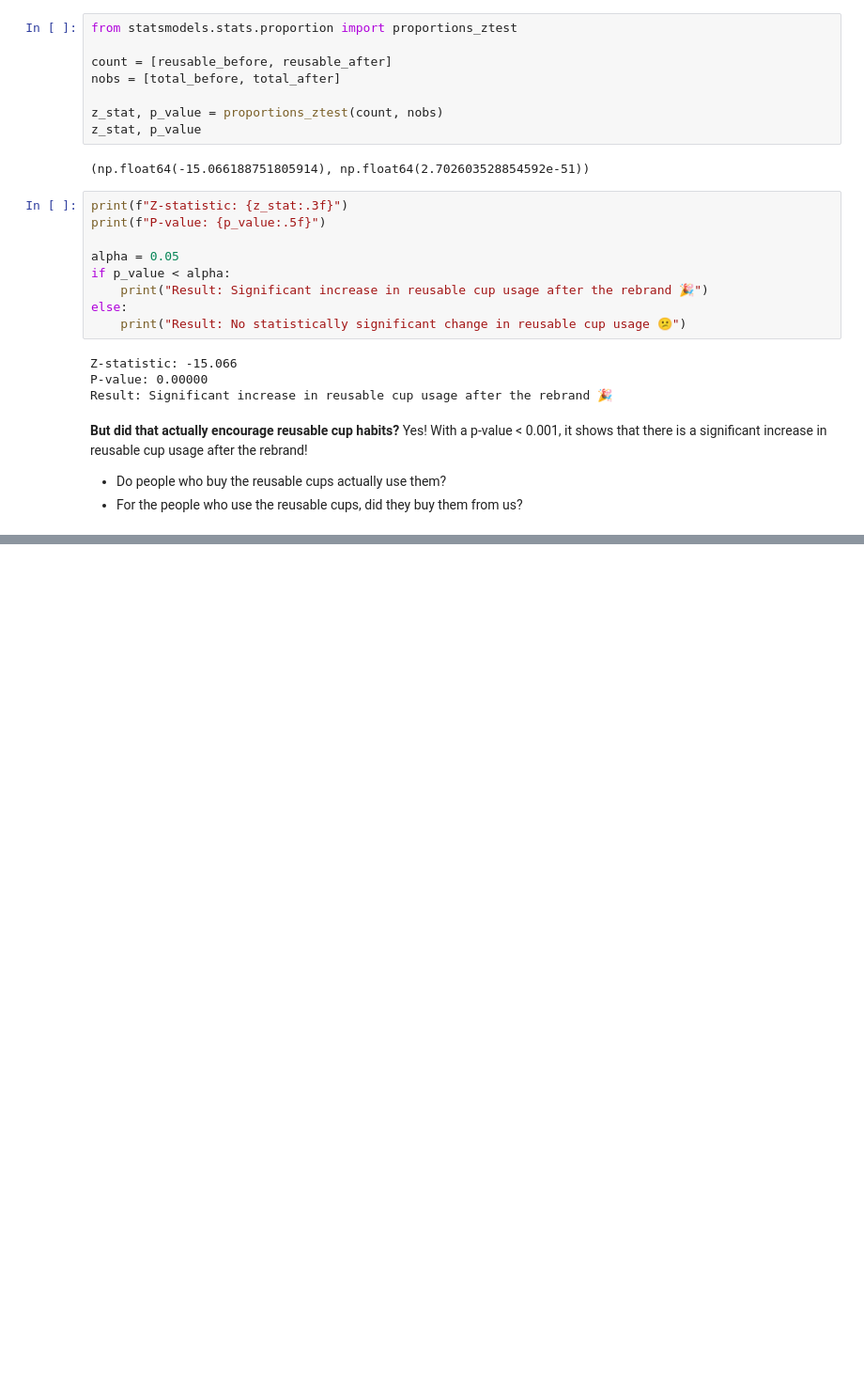
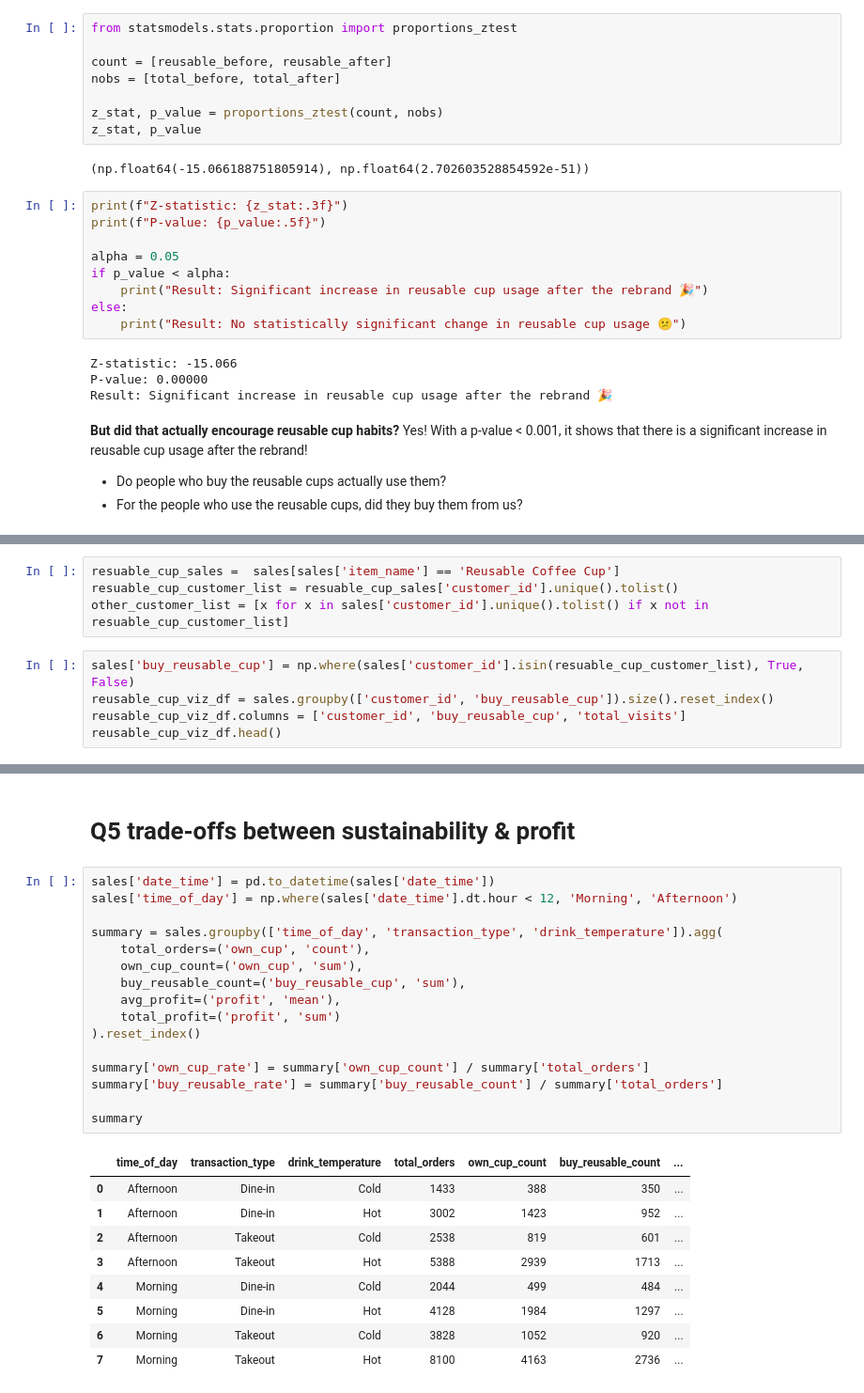
Before and after one commit to jentsang/wids-datathon, a Jupyter notebook: submission_analysis.ipynb, the cells around one changed output, grey strips where cells are left out. Shown: that part at 94% size. Cells and saved outputs as stored; diff of their text form; blank space fills up the shorter version.

```diff
--- a/submission_analysis.ipynb
+++ b/submission_analysis.ipynb
@@ -403,0 +557,9 @@ Result: Significant increase in reusable cup usage after the rebrand 🎉
+# %%
+resuable_cup_sales =  sales[sales['item_name'] == 'Reusable Coffee Cup']
+resuable_cup_customer_list = resuable_cup_sales['customer_id'].unique().tolist()
+other_customer_list = [x for x in sales['customer_id'].unique().tolist() if x not in resuable_cup_customer_list]
+# %%
+sales['buy_reusable_cup'] = np.where(sales['customer_id'].isin(resuable_cup_customer_list), True, False)
+reusable_cup_viz_df = sales.groupby(['customer_id', 'buy_reusable_cup']).size().reset_index()
+reusable_cup_viz_df.columns = ['customer_id', 'buy_reusable_cup', 'total_visits']
+reusable_cup_viz_df.head()
@@ -403,0 +665,28 @@ Result: Significant increase in reusable cup usage after the rebrand 🎉
+# %% [markdown]
+# Q5 trade-offs between sustainability & profit
+# %%
+sales['date_time'] = pd.to_datetime(sales['date_time'])
+sales['time_of_day'] = np.where(sales['date_time'].dt.hour < 12, 'Morning', 'Afternoon')
+
+summary = sales.groupby(['time_of_day', 'transaction_type', 'drink_temperature']).agg(
+    total_orders=('own_cup', 'count'),
+    own_cup_count=('own_cup', 'sum'),
+    buy_reusable_count=('buy_reusable_cup', 'sum'),
+    avg_profit=('profit', 'mean'),
+    total_profit=('profit', 'sum')
+).reset_index()
+
+summary['own_cup_rate'] = summary['own_cup_count'] / summary['total_orders']
+summary['buy_reusable_rate'] = summary['buy_reusable_count'] / summary['total_orders']
+
+summary
+# %% [output]
+|  | time_of_day | transaction_type | drink_temperature | total_orders | own_cup_count | buy_reusable_count | ... |
+| 0 | Afternoon | Dine-in | Cold | 1433 | 388 | 350 | ... |
+| 1 | Afternoon | Dine-in | Hot | 3002 | 1423 | 952 | ... |
+| 2 | Afternoon | Takeout | Cold | 2538 | 819 | 601 | ... |
+| 3 | Afternoon | Takeout | Hot | 5388 | 2939 | 1713 | ... |
+| 4 | Morning | Dine-in | Cold | 2044 | 499 | 484 | ... |
+| 5 | Morning | Dine-in | Hot | 4128 | 1984 | 1297 | ... |
+| 6 | Morning | Takeout | Cold | 3828 | 1052 | 920 | ... |
+| 7 | Morning | Takeout | Hot | 8100 | 4163 | 2736 | ... |
```
Also changed, not shown: parts of 38 cells of this notebook.
